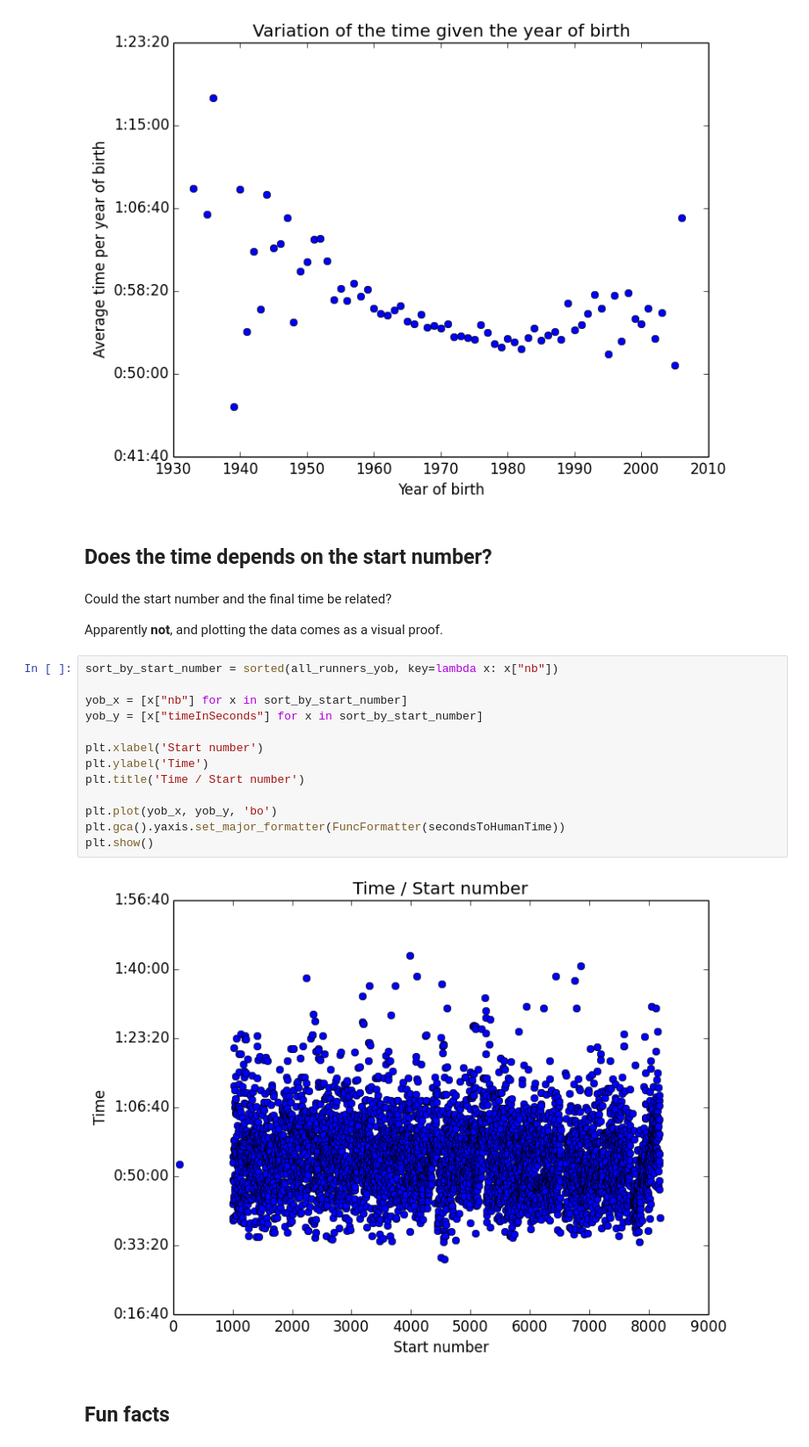
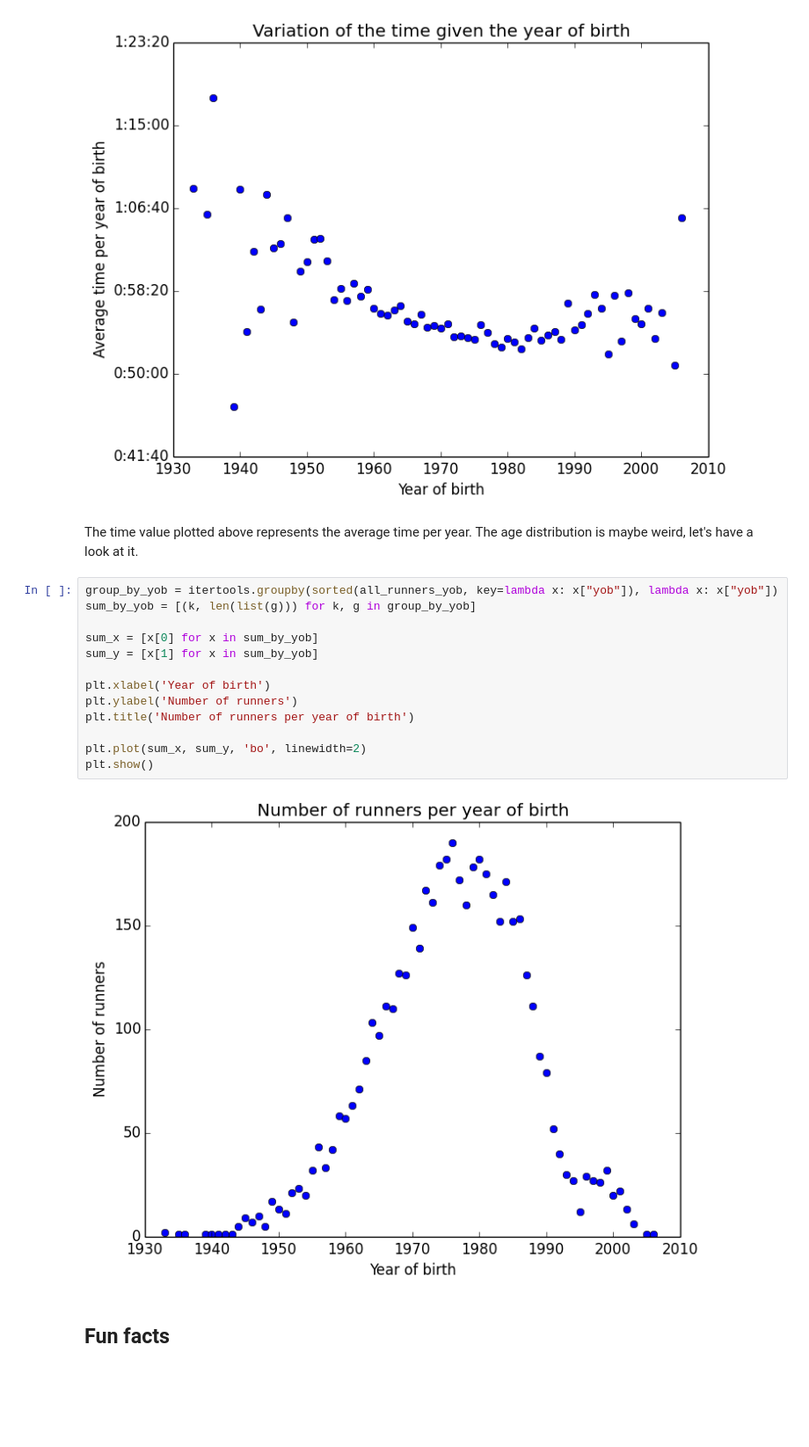
Before and after one commit to jtpio/data-playground, a Jupyter notebook: malmomilen/MalmoMilen_post.ipynb, the cells around one changed output. Shown: that part at 88% size. Drawn from its saved outputs; the diff is of its cells as text; blank space fills up the shorter version.

Commit message:
Typos. Removed start number distribution. Added number of runners per year

```diff
--- a/malmomilen/MalmoMilen_post.ipynb
+++ b/malmomilen/MalmoMilen_post.ipynb
@@ -244,27 +244,23 @@ plt.gca().yaxis.set_major_formatter(FuncFormatter(secondsToHumanTime))
 plt.show()
 # %% [output]
 [figure]
-# %% [markdown]
-## Does the time depends on the start number?
-# %% [markdown]
-Could the start number and the final time be related?
-
-Apparently **not**, and plotting the data comes as a visual proof.
-# %%
-sort_by_start_number = sorted(all_runners_yob, key=lambda x: x["nb"])
-
-yob_x = [x["nb"] for x in sort_by_start_number]
-yob_y = [x["timeInSeconds"] for x in sort_by_start_number]
-
-plt.xlabel('Start number')
-plt.ylabel('Time')
-plt.title('Time / Start number')
-
-plt.plot(yob_x, yob_y, 'bo')
-plt.gca().yaxis.set_major_formatter(FuncFormatter(secondsToHumanTime))
-plt.show()
-# %% [output]
-[figure, removed]
+# %% [markdown]
+The time value plotted above represents the average time per year. The age distribution is maybe weird, let's have a look at it.
+# %%
+group_by_yob = itertools.groupby(sorted(all_runners_yob, key=lambda x: x["yob"]), lambda x: x["yob"])
+sum_by_yob = [(k, len(list(g))) for k, g in group_by_yob]
+
+sum_x = [x[0] for x in sum_by_yob]
+sum_y = [x[1] for x in sum_by_yob]
+
+plt.xlabel('Year of birth')
+plt.ylabel('Number of runners')
+plt.title('Number of runners per year of birth')
+
+plt.plot(sum_x, sum_y, 'bo', linewidth=2)
+plt.show()
+# %% [output]
+[figure, added]
 # %% [markdown]
 ## Fun facts
 # %% [markdown]
```
Also changed, not shown: parts of 5 cells of this notebook.
